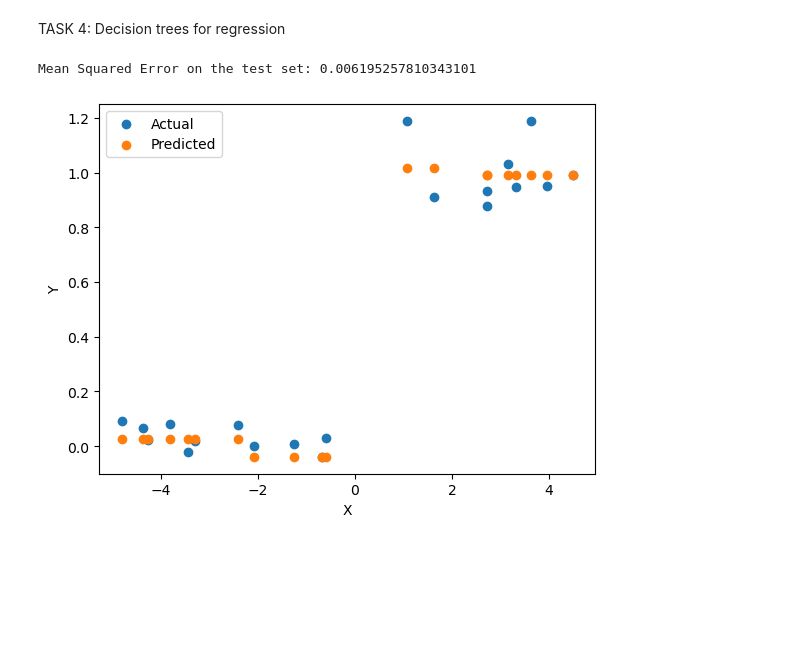
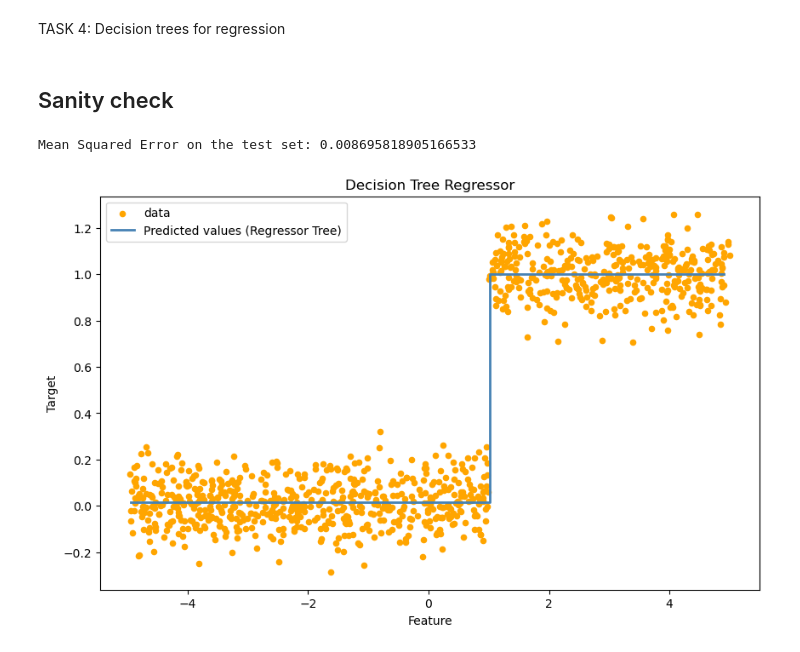
Before and after one commit to DJB1ra/DJB1ra-gu, a Jupyter notebook: assignment1/Assignment1_Albin.ipynb, the cells around one changed output. Saved outputs shown, nothing was run; the diff lists cells and outputs as text; code cells hidden in the pictures; blank space fills up the shorter version.

Commit message:
working tree graph

```diff
--- a/assignment1/Assignment1_Albin.ipynb
+++ b/assignment1/Assignment1_Albin.ipynb
@@ -684,6 +686,8 @@ class TreeRegressor(DecisionTree, RegressorMixin):
         # Otherwise, return the best split we found and its score.
         split_point = 0.5 * (X_sorted[max_i] + X_sorted[max_i + 1])
         return max_score, feature, split_point
+# %% [markdown]
+<h2>Sanity check
 # %%
 def make_some_data(n):
     x = np.random.uniform(-5, 5, size=n)
@@ -693,41 +697,47 @@ def make_some_data(n):
 # %%
 from sklearn.model_selection import train_test_split
 from sklearn.metrics import mean_squared_error
 import matplotlib.pyplot as plt
 
-# Assuming you have already defined your TreeRegressor class
-
 # Generate some data
-np.random.seed(42)  # for reproducibility
-n_samples = 100
+np.random.seed(0)
+n_samples = 1000
 X, Y = make_some_data(n_samples)
 
 # Split the data into train and test sets
 X_train, X_test, Y_train, Y_test = train_test_split(X, Y, test_size=0.2, random_state=42)
 
 # Create an instance of your TreeRegressor
-tree_regressor = TreeRegressor(max_depth=2)
+tree_regressor = TreeRegressor(max_depth=1)
 
 # Fit the model on the training data
 tree_regressor.fit(X_train, Y_train)
 
 # Make predictions on the test set
 Y_pred = tree_regressor.predict(X_test)
 
 # Calculate and print the Mean Squared Error (MSE) on the test set
 mse = mean_squared_error(Y_test, Y_pred)
 print(f'Mean Squared Error on the test set: {mse}')
+Y_pred = np.array(Y_pred)
+# Sort the indices for plotting
+sort_idx = np.argsort(X_test.flatten())
+X_test_sorted = X_test[sort_idx]
+Y_pred_sorted = Y_pred[sort_idx]
 
-# Visualize the actual vs predicted values
-plt.scatter(X_test, Y_test, label='Actual')
-plt.scatter(X_test, Y_pred, label='Predicted')
-plt.xlabel('X')
-plt.ylabel('Y')
+
+# Plot the results
+plt.figure(figsize=(10, 6))
+plt.scatter(X, Y, s=20, c="orange", label="data")
+plt.step(X_test_sorted, Y_pred_sorted, where='mid', color="steelblue", lw=2, label="Predicted values (Regressor Tree)")
+plt.xlabel("Feature")
+plt.ylabel("Target")
+plt.title("Decision Tree Regressor")
 plt.legend()
 plt.show()
 # %% [output]
-Mean Squared Error on the test set: 0.006195257810343101
+Mean Squared Error on the test set: 0.008695818905166533
-[figure, old version]
+[figure, new version]
 # %%
 # Read the CSV file using Pandas.
 alldata = pd.read_csv("sberbank.csv")
```
Also changed, not shown: parts of 2 cells of this notebook.
